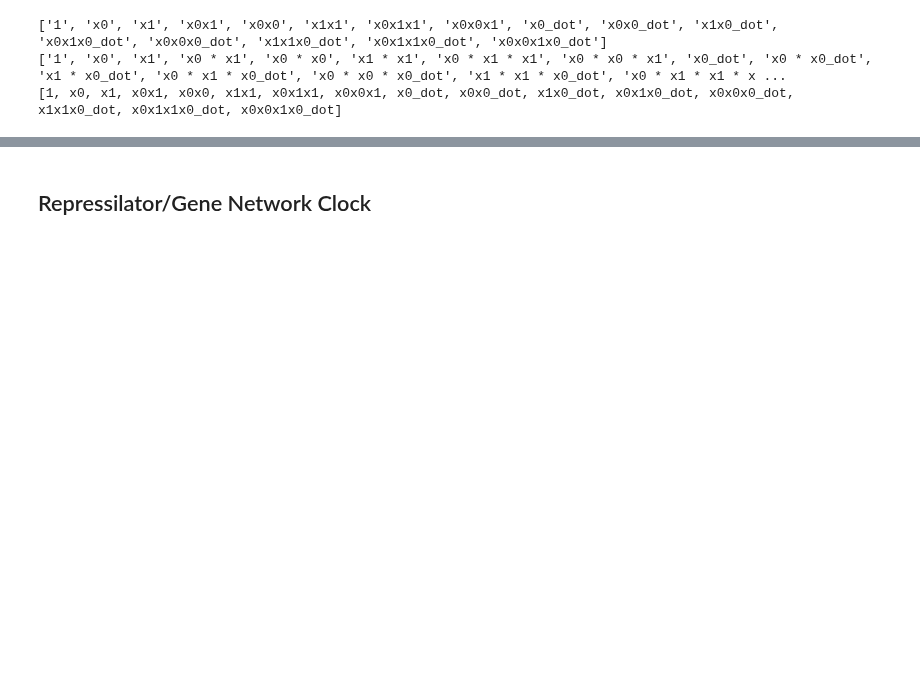
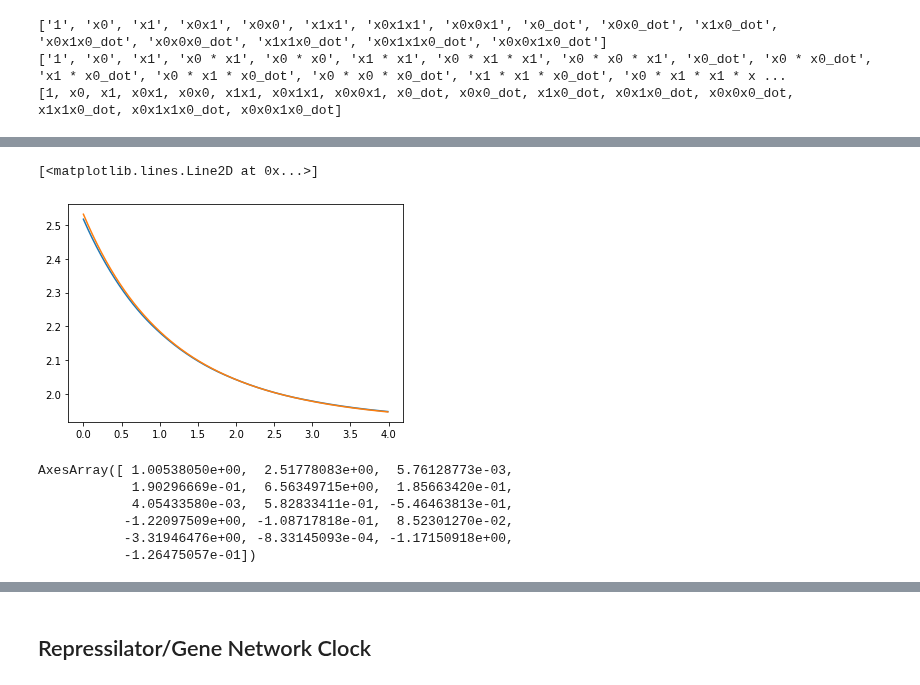
Before and after one commit to ainsleylaiuw/ISB-Hadlock-Lai, a Jupyter notebook: Ex_System.ipynb, the cells around one changed output, grey strips where cells are left out. Cells and saved outputs as stored; diff of their text form; code cells hidden in the pictures; blank space fills up the shorter version.

```diff
--- a/Ex_System.ipynb
+++ b/Ex_System.ipynb
@@ -1184,0 +1229,16 @@ plt.legend(fontsize=8)
+# %%
+us = u_model.predict(x_test)[:, 1]
+plt.plot(t, us)
+plt.plot(t, x_test[:, 0])
+# %% [output]
+[<matplotlib.lines.Line2D at 0x...>]
+[figure, added]
+# %%
+u_model.predict(x_test)[0]
+# %% [output]
+AxesArray([ 1.00538050e+00,  2.51778083e+00,  5.76128773e-03,
+            1.90296669e-01,  6.56349715e+00,  1.85663420e-01,
+            4.05433580e-03,  5.82833411e-01, -5.46463813e-01,
+           -1.22097509e+00, -1.08717818e-01,  8.52301270e-02,
+           -3.31946476e+00, -8.33145093e-04, -1.17150918e+00,
+           -1.26475057e-01])
```
Also changed, not shown: parts of 18 cells of this notebook.
